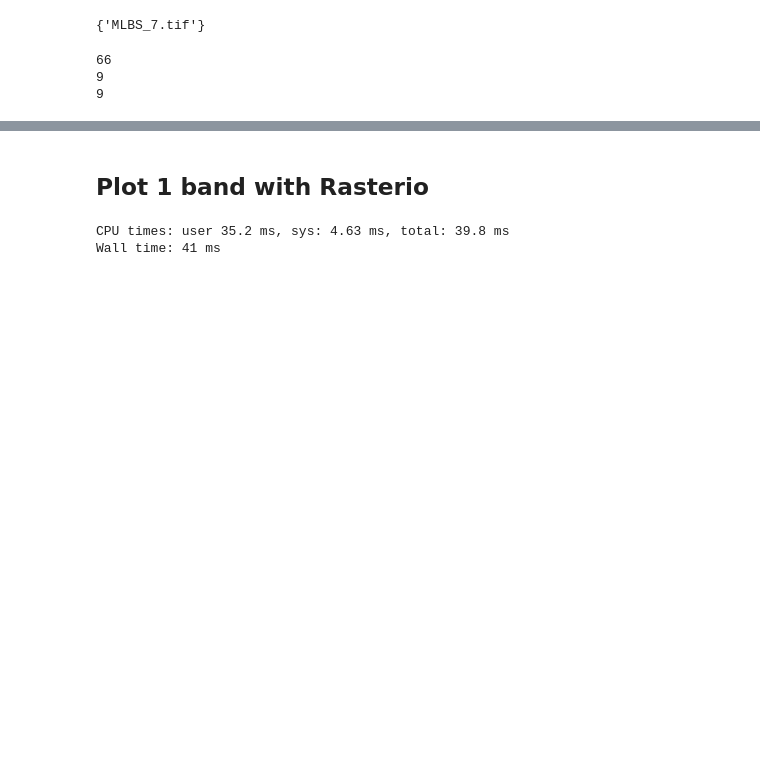
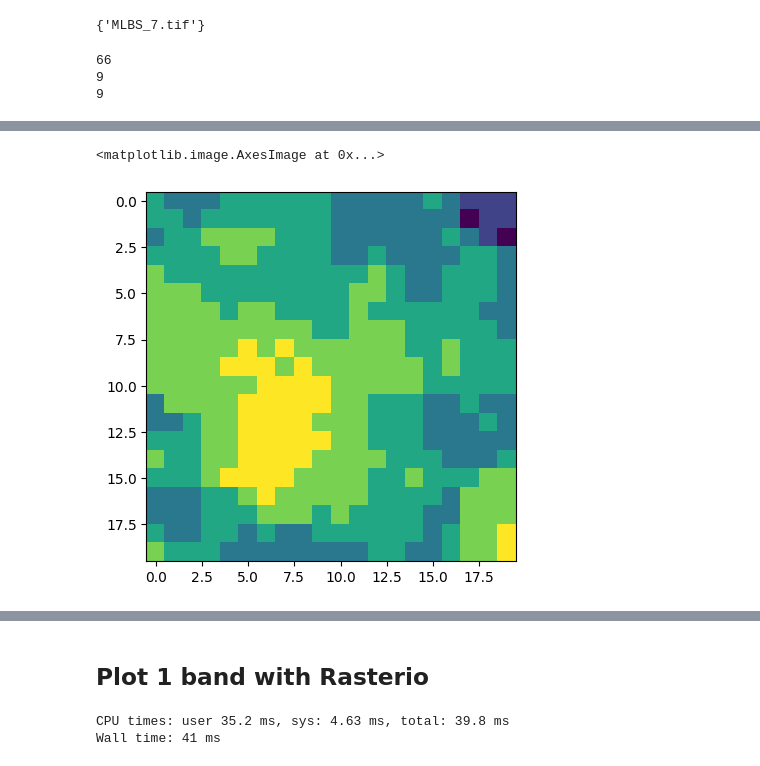
Before and after one commit to anw1998/ift6759_trees, a Jupyter notebook: notebooks/data_preprocess.ipynb, the cells around one changed output, grey strips where cells are left out. Drawn from its saved outputs; the diff is of its cells as text; code cells hidden in the pictures; blank space fills up the shorter version.

```diff
--- a/notebooks/data_preprocess.ipynb
+++ b/notebooks/data_preprocess.ipynb
@@ -8,2 +8,10 @@ label_path = './data/split_maps/'
+# %%
+# Path to the data
+label_path = './data/split_maps/'
+
+dir_path = './data/raw/RemoteSensing'
+hsi_path = os.path.join(dir_path, 'HSI')
+chm_path = os.path.join(dir_path, 'CHM')
+las_path = os.path.join(dir_path, 'LAS')
 # %%
 
@@ -78,6 +144,6 @@ print(len(set(hpd.valid_im)))
 # %%
-fn = hpd.train_im[27] +'.tif'
-fp = os.path.join(dir_path, fn)
-lidar_dem = rio.open(os.path.join(dir_path, fn))
+fn = hpd.train_im[0] +'.tif'
+fp = os.path.join(chm_path, fn)
+chm  = rio.open(os.path.join(chm_path, fn))
 lidar_dem.profile
 # %% [output]
@@ -96,0 +151,9 @@ lidar_dem.profile
+# %%
+
+import cv2
+img = cv2.imread(fp,-1)
+test = np.array(img).astype(int)
+plt.imshow(test)
+# %% [output]
+<matplotlib.image.AxesImage at 0x...>
+[figure, added]
```
Also changed, not shown: parts of 16 cells of this notebook, 3 other files.
